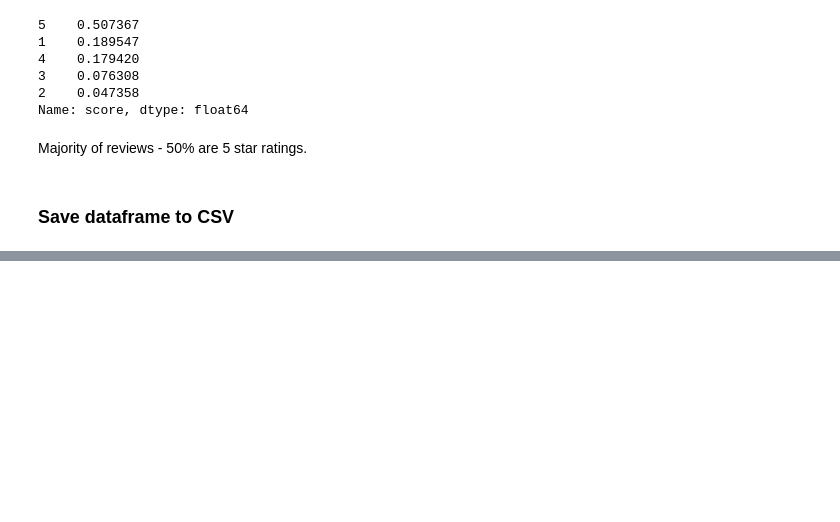
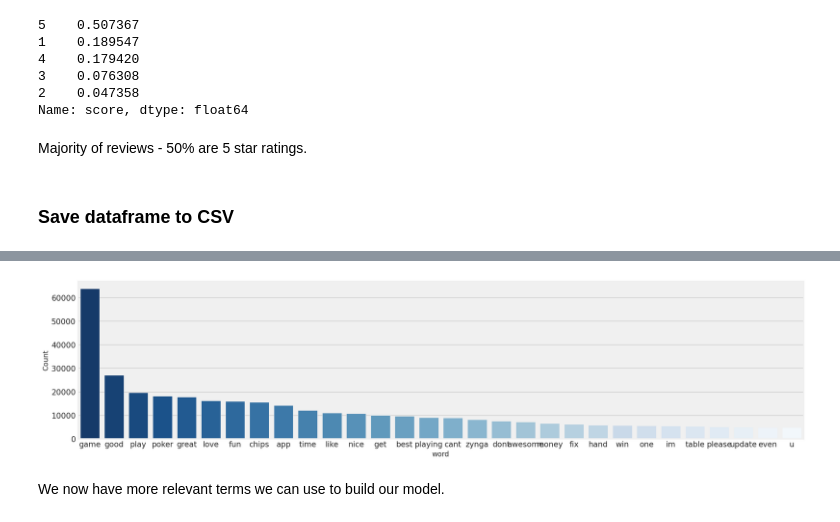
Before and after one commit to georgethoraninh/topic_model_reviews, a Jupyter notebook: game_reviews.ipynb, the cells around one changed output, grey strips where cells are left out. Cells and saved outputs as stored; diff of their text form; code cells hidden in the pictures; blank space fills up the shorter version.

```diff
--- a/game_reviews.ipynb
+++ b/game_reviews.ipynb
@@ -145,0 +226,3 @@ game_reviews_df.to_csv('game_reviews.csv', index = None, header = True)
+# %%
+#punctuation removal
+clean_data_df['review'] = clean_data_df['review'].str.replace('[{}]'.format(string.punctuation), '')
@@ -145,0 +247,18 @@ game_reviews_df.to_csv('game_reviews.csv', index = None, header = True)
+# %%
+# Function to remove stopwords
+def remove_stopwords(rev):
+    rev_new = ' '.join([i for i in rev if i not in stop_words])
+    return rev_new
+# %%
+# Remove stopwords from the text
+clean_data_df['review'] = [remove_stopwords(r.split()) for r in clean_data_df['review']]
+# %%
+#stop words removes
+stop_words = stopwords.words('english')
+clean_data_df['review'] = clean_data_df['review'].apply(lambda x: [item for item in x if item not in stop_words])
+# %%
+freq_words(clean_data_df['review'])
+# %% [output]
+[figure, added]
+# %% [markdown]
+We now have more relevant terms we can use to build our model.
```
Also changed, not shown: parts of 19 cells of this notebook.
